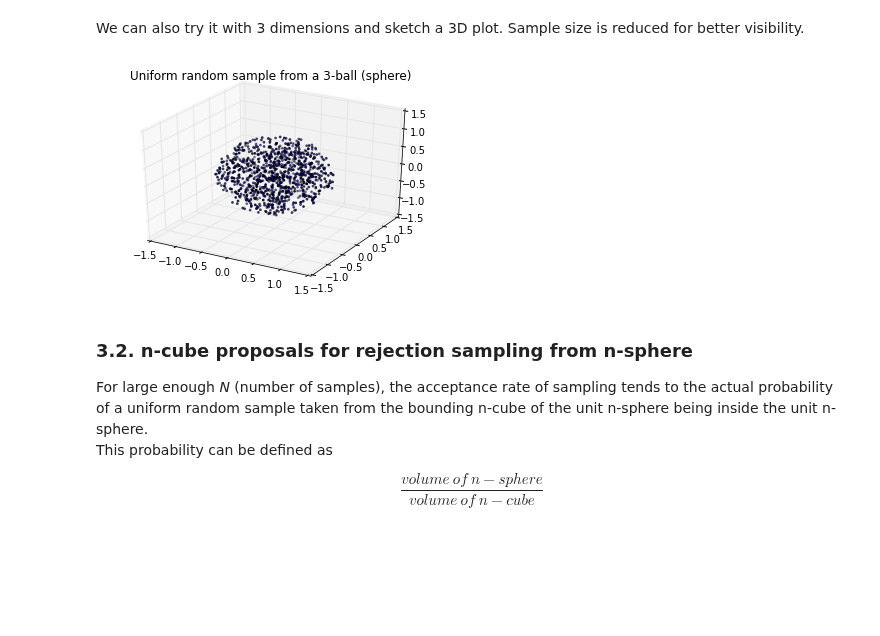
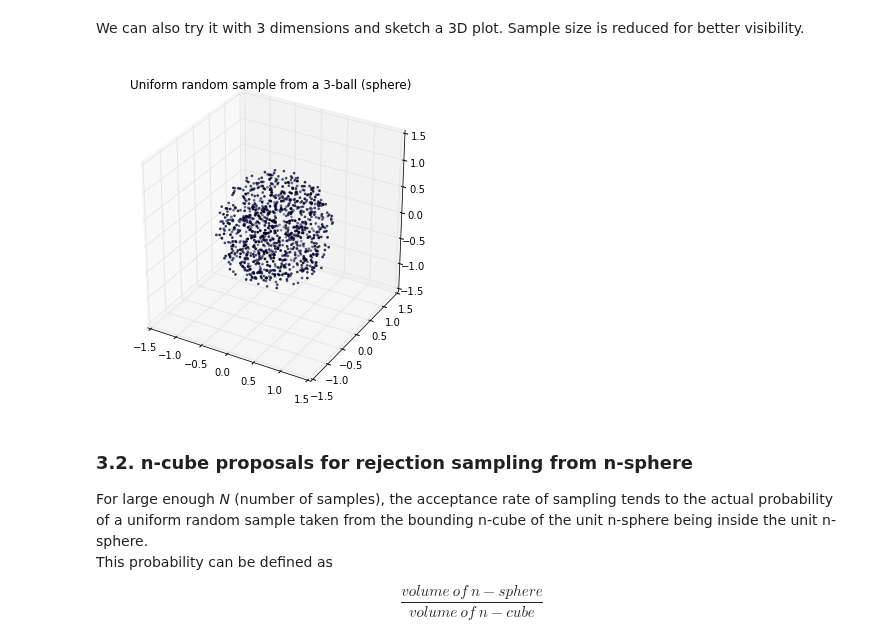
Before and after one commit to Bogazici-CMPE548-Spring2016/Cmpe548-Assignment1, a Jupyter notebook: assignment1.ipynb, the cells around one changed output. Cells and saved outputs as stored; diff of their text form; code cells hidden in the pictures; blank space fills up the shorter version.

```diff
--- a/assignment1.ipynb
+++ b/assignment1.ipynb
@@ -160,16 +160,16 @@ We can also try it with 3 dimensions and sketch a 3D plot. Sample size is reduce
 # %%
 import matplotlib.pyplot as pyplt
 from mpl_toolkits.mplot3d import Axes3D
 
 N = 1000
 x, y, z = random_nball_samples(3,N)
-fig = pyplt.figure(figsize=)
+fig = pyplt.figure(figsize=(6,6))
 ax = fig.add_subplot(111, projection='3d')
 ax.scatter(x, y, z, zdir='z', s=3, c='b')
 pyplt.title('Uniform random sample from a 3-ball (sphere)')
 pyplt.show()
 # %% [output]
-[figure, old version]
+[figure, new version]
 # %% [markdown]
 ### 3.2. n-cube proposals for rejection sampling from n-sphere
 
```
Also changed, not shown: parts of 2 cells of this notebook.
